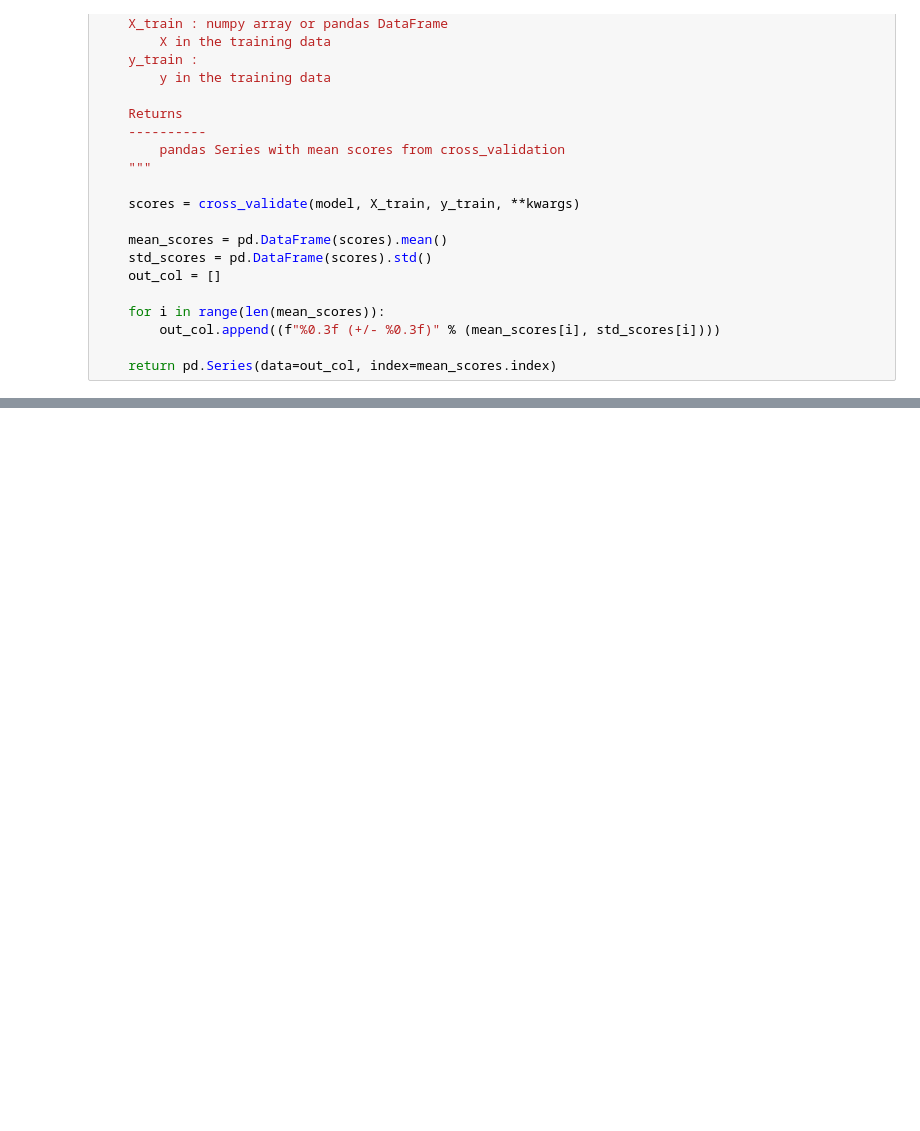
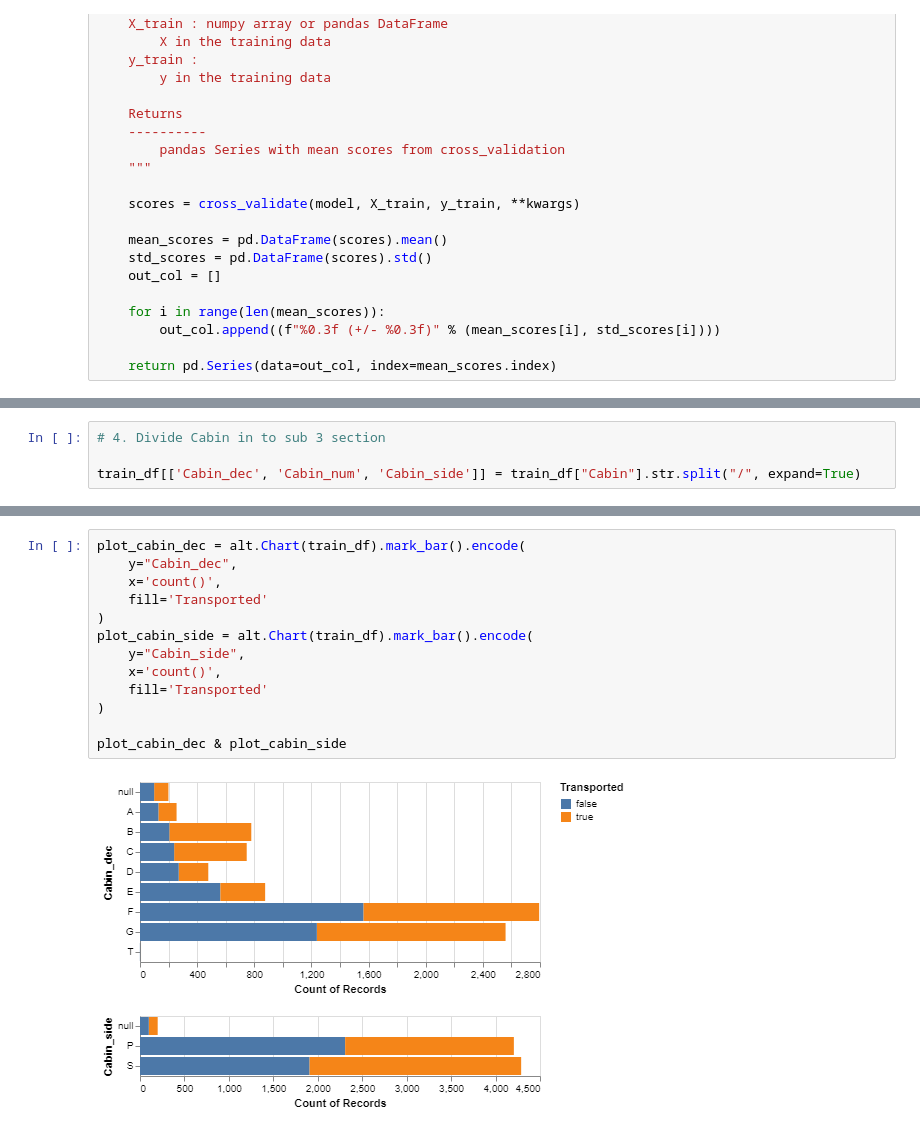
Before and after one commit to johnwslee/Spaceship_Titanic, a Jupyter notebook: spaceship_titanic.ipynb, the cells around one changed output, grey strips where cells are left out. Drawn from its saved outputs; the diff is of its cells as text; blank space fills up the shorter version.

```diff
--- a/spaceship_titanic.ipynb
+++ b/spaceship_titanic.ipynb
@@ -72,0 +229,4 @@ SyntaxError: invalid syntax (Temp/ipykernel_9924/3536203977.py, line 1)
+# %%
+# 4. Divide Cabin in to sub 3 section
+
+train_df[['Cabin_dec', 'Cabin_num', 'Cabin_side']] = train_df["Cabin"].str.split("/", expand=True)
@@ -72,0 +253,15 @@ SyntaxError: invalid syntax (Temp/ipykernel_9924/3536203977.py, line 1)
+# %%
+plot_cabin_dec = alt.Chart(train_df).mark_bar().encode(
+    y="Cabin_dec",
+    x='count()',
+    fill='Transported'
+)
+plot_cabin_side = alt.Chart(train_df).mark_bar().encode(
+    y="Cabin_side",
+    x='count()',
+    fill='Transported'
+)
+
+plot_cabin_dec & plot_cabin_side
+# %% [output]
+[figure, added]
```
Also changed, not shown: parts of 17 cells of this notebook.
